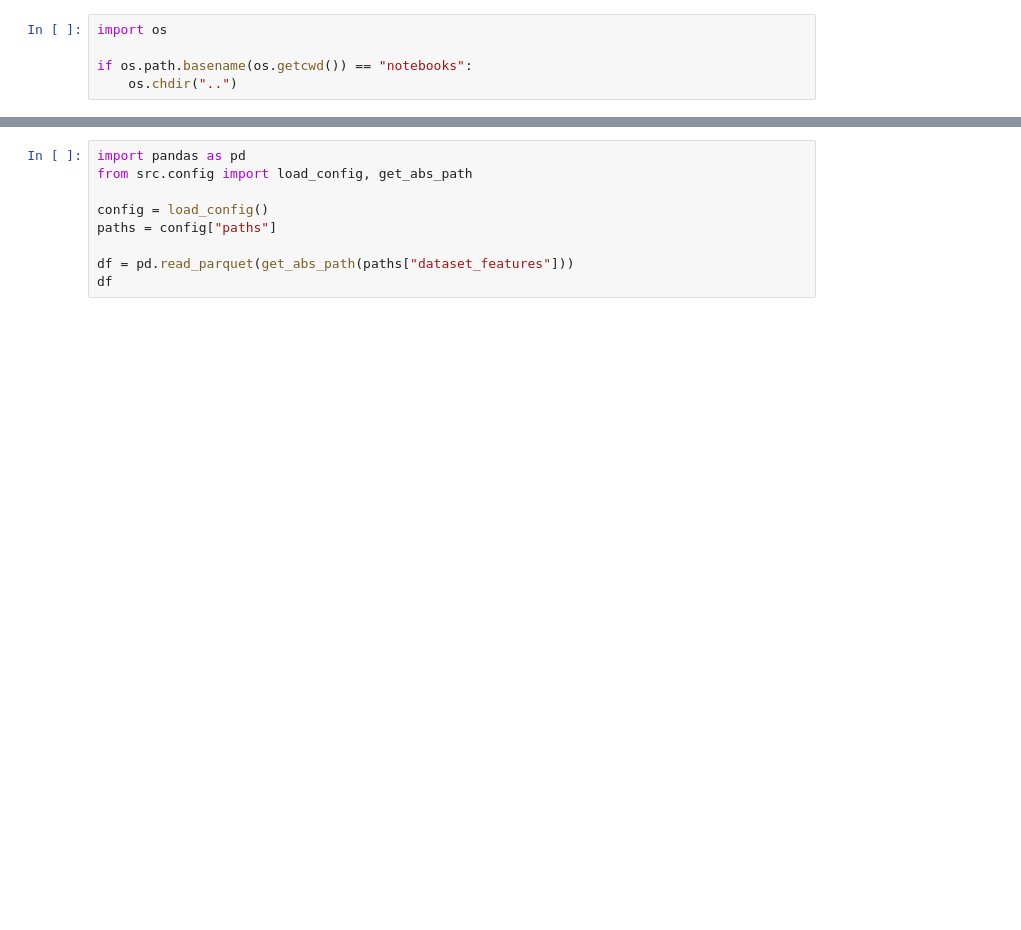
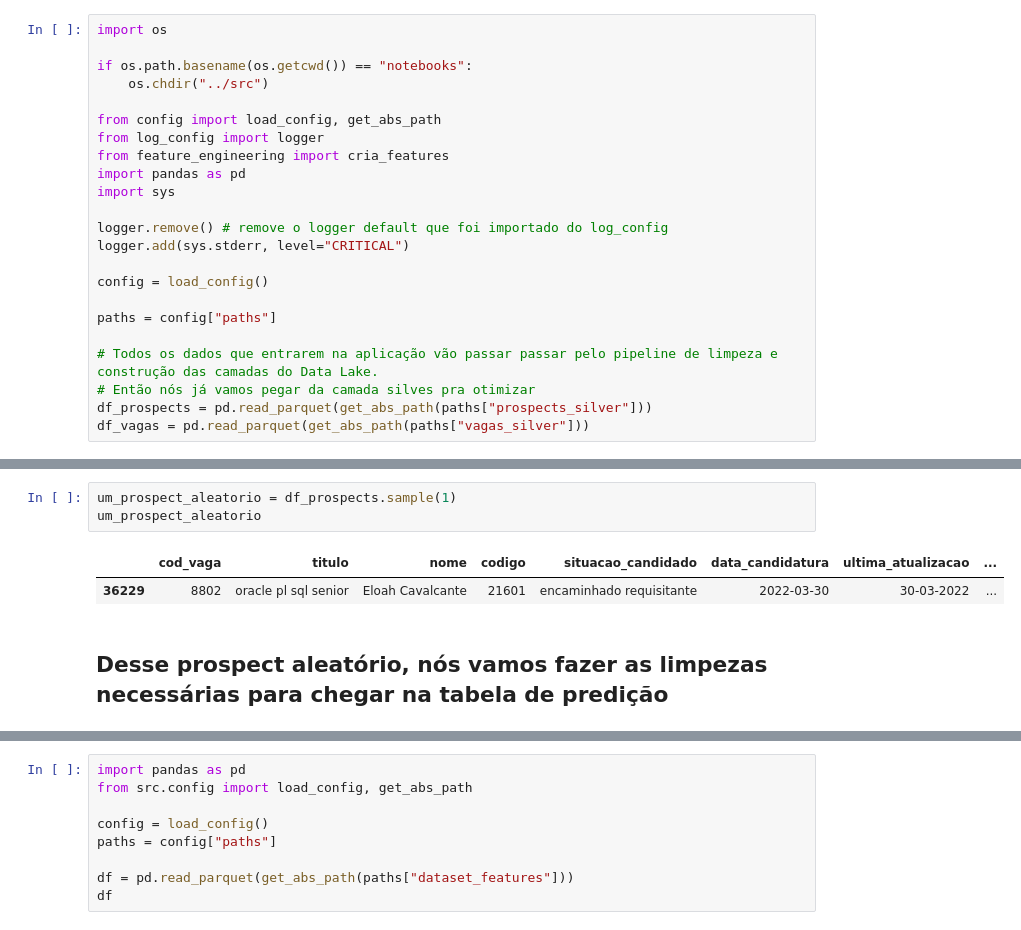
Before and after one commit to felipbizz/datathon-mle, a Jupyter notebook: notebooks/02_simulação_inferencia.ipynb, the cells around one changed output, grey strips where cells are left out. Cells and saved outputs as stored; diff of their text form; blank space fills up the shorter version.

```diff
--- a/notebooks/04_simulação_inferencia.ipynb
+++ b/notebooks/02_simulação_inferencia.ipynb
@@ -2,4 +2,22 @@
 import os
 
 if os.path.basename(os.getcwd()) == "notebooks":
-    os.chdir("..")
+    os.chdir("../src")
+
+from config import load_config, get_abs_path
+from log_config import logger
+from feature_engineering import cria_features
+import pandas as pd
+import sys
+
+logger.remove() # remove o logger default que foi importado do log_config
+logger.add(sys.stderr, level="CRITICAL")
+
+config = load_config()
+
+paths = config["paths"]
+
+# Todos os dados que entrarem na aplicação vão passar passar pelo pipeline de limpeza e construção das camadas do Data Lake.
+# Então nós já vamos pegar da camada silves pra otimizar
+df_prospects = pd.read_parquet(get_abs_path(paths["prospects_silver"]))
+df_vagas = pd.read_parquet(get_abs_path(paths["vagas_silver"]))
@@ -5,0 +26,8 @@ if os.path.basename(os.getcwd()) == "notebooks":
+# %%
+um_prospect_aleatorio = df_prospects.sample(1)
+um_prospect_aleatorio
+# %% [output]
+|  | cod_vaga | titulo | nome | codigo | situacao_candidado | data_candidatura | ultima_atualizacao | ... |
+| 36229 | 8802 | oracle pl sql senior | Eloah Cavalcante | 21601 | encaminhado requisitante | 2022-03-30 | 30-03-2022 | ... |
+# %% [markdown]
+## Desse prospect aleatório, nós vamos fazer as limpezas necessárias para chegar na tabela de predição
```
Also changed, not shown: parts of 16 cells of this notebook, 2 other files.
